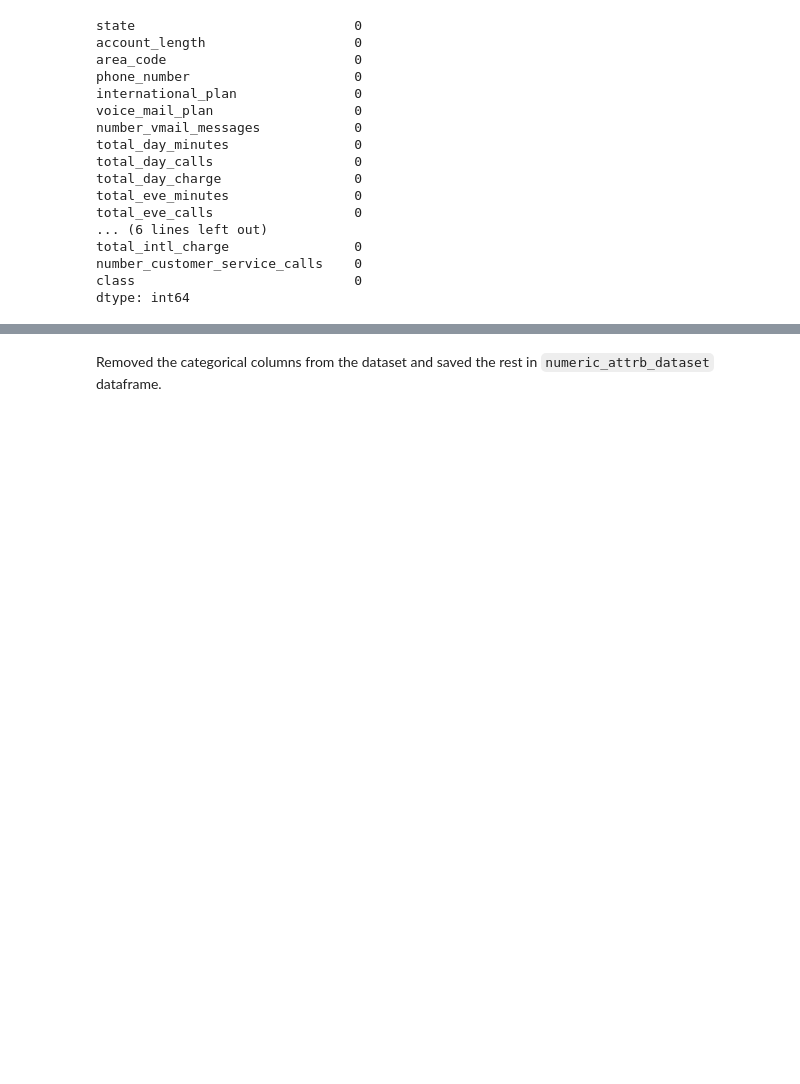
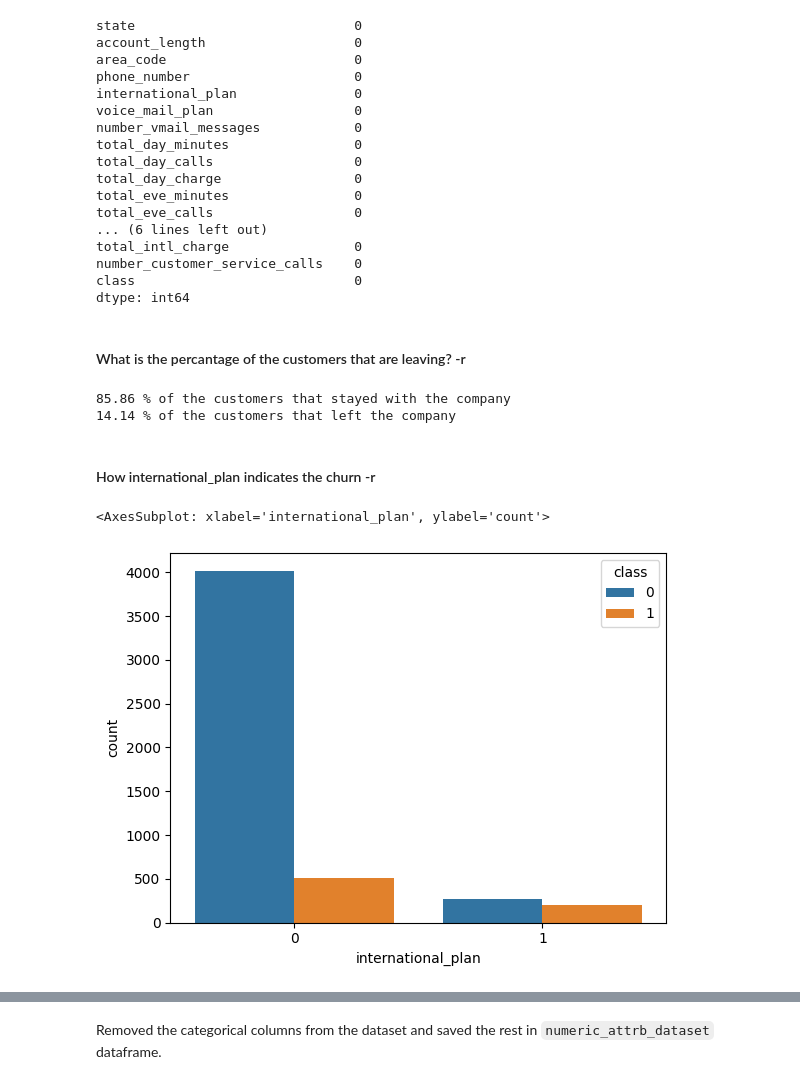
Before and after one commit to rejanbutka/customer-value-management_ml-prediction, a Jupyter notebook: main.ipynb, the cells around one changed output, grey strips where cells are left out. Saved outputs shown, nothing was run; the diff lists cells and outputs as text; code cells hidden in the pictures; blank space fills up the shorter version.

```diff
--- a/main.ipynb
+++ b/main.ipynb
@@ -66,3 +66,23 @@ total_intl_charge                0
 number_customer_service_calls    0
 class                            0
 dtype: int64
+# %% [markdown]
+#### What is the percantage of the customers that are leaving?  -r
+# %%
+num_retained=dataset[dataset['class']==0].shape[0]
+num_churned=dataset[dataset['class']==1].shape[0]
+
+#Print the percentage of customers that stayed
+print(num_retained/(num_retained + num_churned)* 100, '% of the customers that stayed with the company')
+#Print the percentage of customers that churned
+print(num_churned/(num_retained + num_churned)* 100, '% of the customers that left the company')
+# %% [output]
+85.86 % of the customers that stayed with the company
+14.14 % of the customers that left the company
+# %% [markdown]
+#### How international_plan indicates the churn -r
+# %%
+sns.countplot(x='international_plan', hue='class', data=dataset)
+# %% [output]
+<AxesSubplot: xlabel='international_plan', ylabel='count'>
+[figure, added]
```
Also changed, not shown: parts of 23 cells of this notebook.
